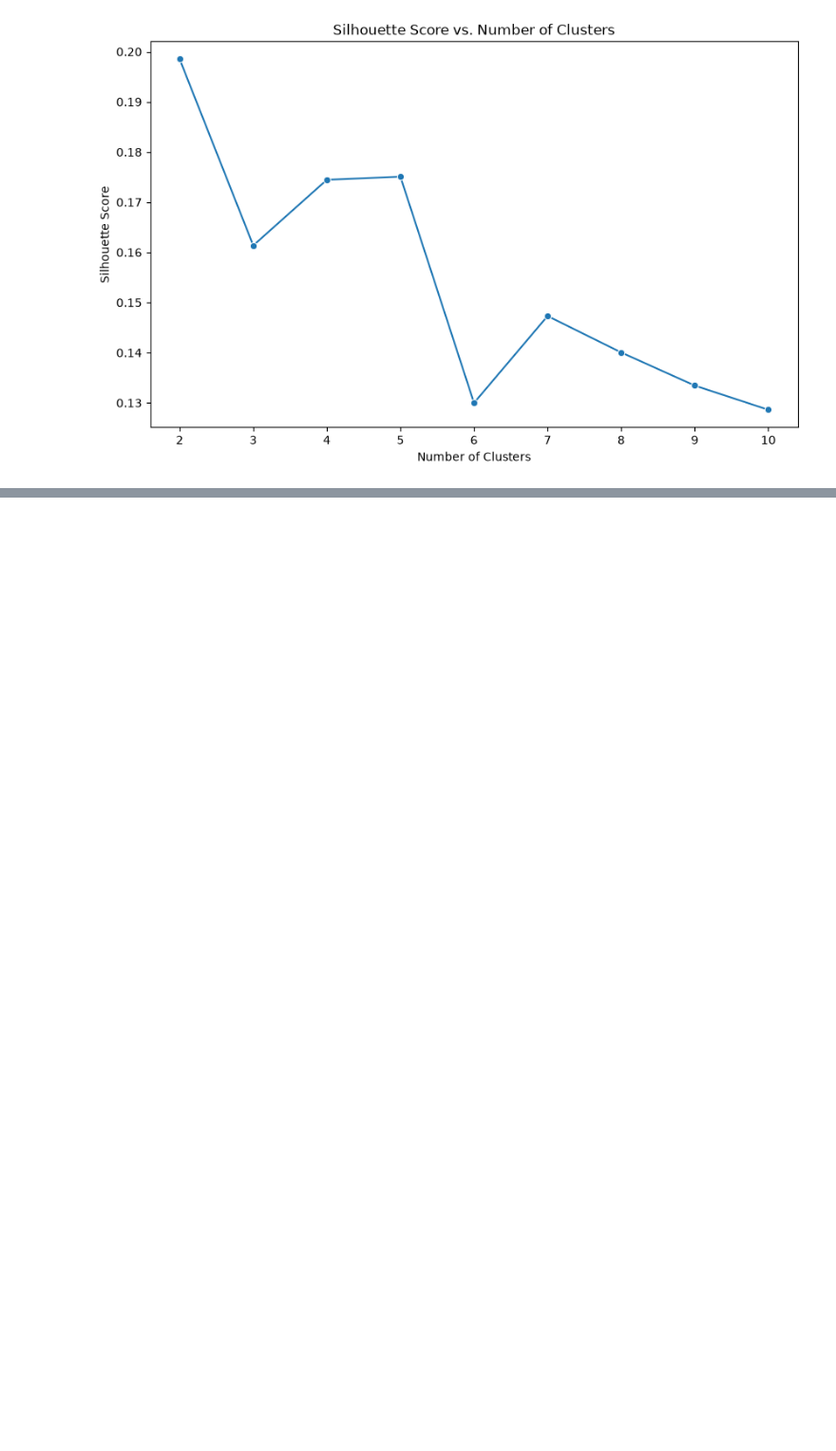
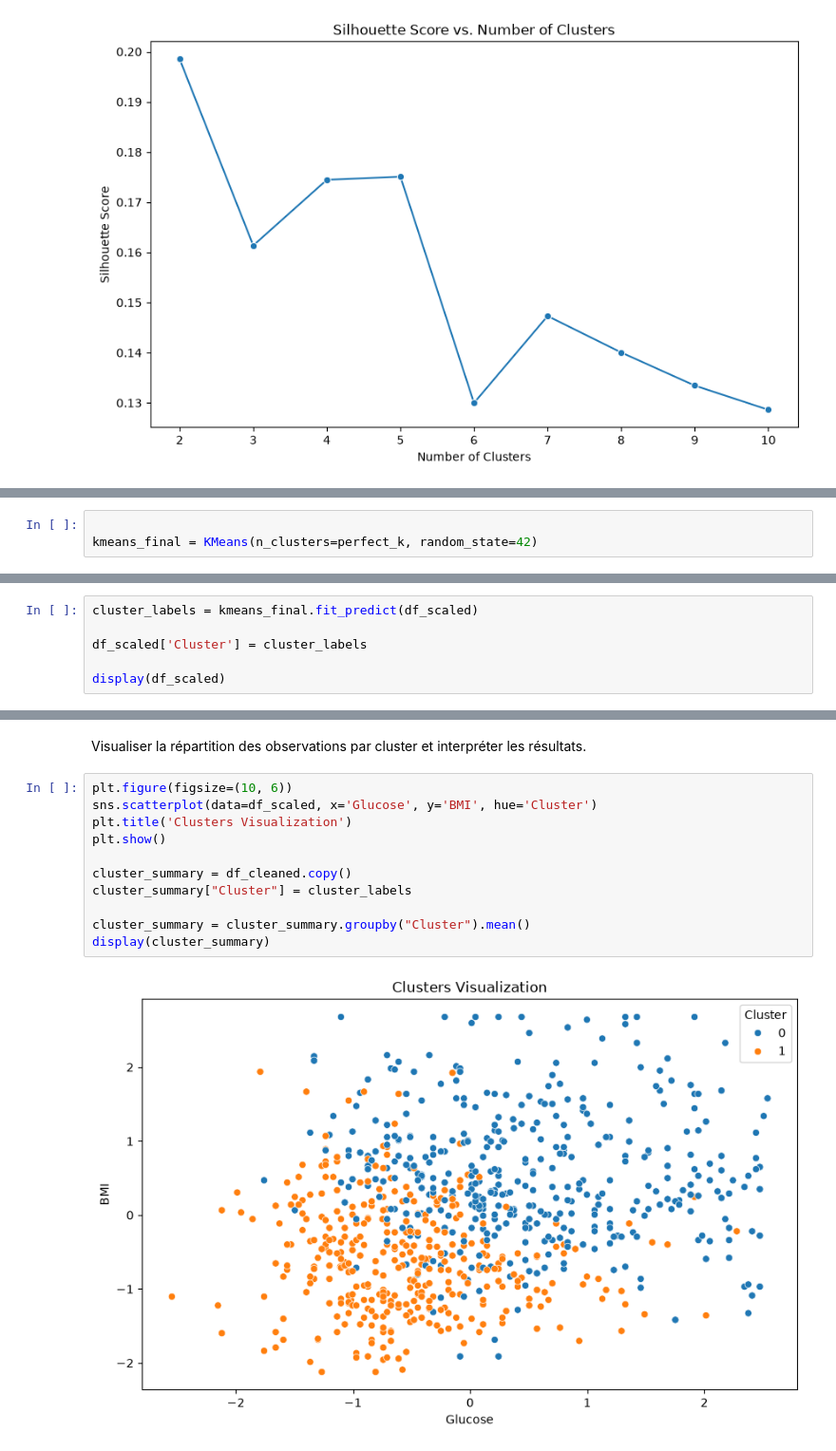
Before and after one commit to ElMehdiCherkaoui/Systeme-Intelligent-de-Prediction-du-Risque-de-Diabete, a Jupyter notebook: notebooks/01_analyse_complete.ipynb, the cells around one changed output, grey strips where cells are left out. Shown at 95% size. Drawn from its saved outputs; the diff is of its cells as text; blank space fills up the shorter version.

```diff
--- a/notebooks/01_analyse_complete.ipynb
+++ b/notebooks/01_analyse_complete.ipynb
@@ -270,0 +273,3 @@ plt.show()
+# %%
+
+kmeans_final = KMeans(n_clusters=perfect_k, random_state=42)
@@ -270,0 +278,6 @@ plt.show()
+# %%
+cluster_labels = kmeans_final.fit_predict(df_scaled)
+
+df_scaled['Cluster'] = cluster_labels
+
+display(df_scaled)
@@ -270,0 +298,15 @@ plt.show()
+# %% [markdown]
+Visualiser la répartition des observations par cluster et interpréter les résultats.
+# %%
+plt.figure(figsize=(10, 6))
+sns.scatterplot(data=df_scaled, x='Glucose', y='BMI', hue='Cluster')
+plt.title('Clusters Visualization')
+plt.show()
+
+cluster_summary = df_cleaned.copy()
+cluster_summary["Cluster"] = cluster_labels
+
+cluster_summary = cluster_summary.groupby("Cluster").mean()
+display(cluster_summary)
+# %% [output]
+[figure, added]
```
Also changed, not shown: parts of 7 cells of this notebook.
